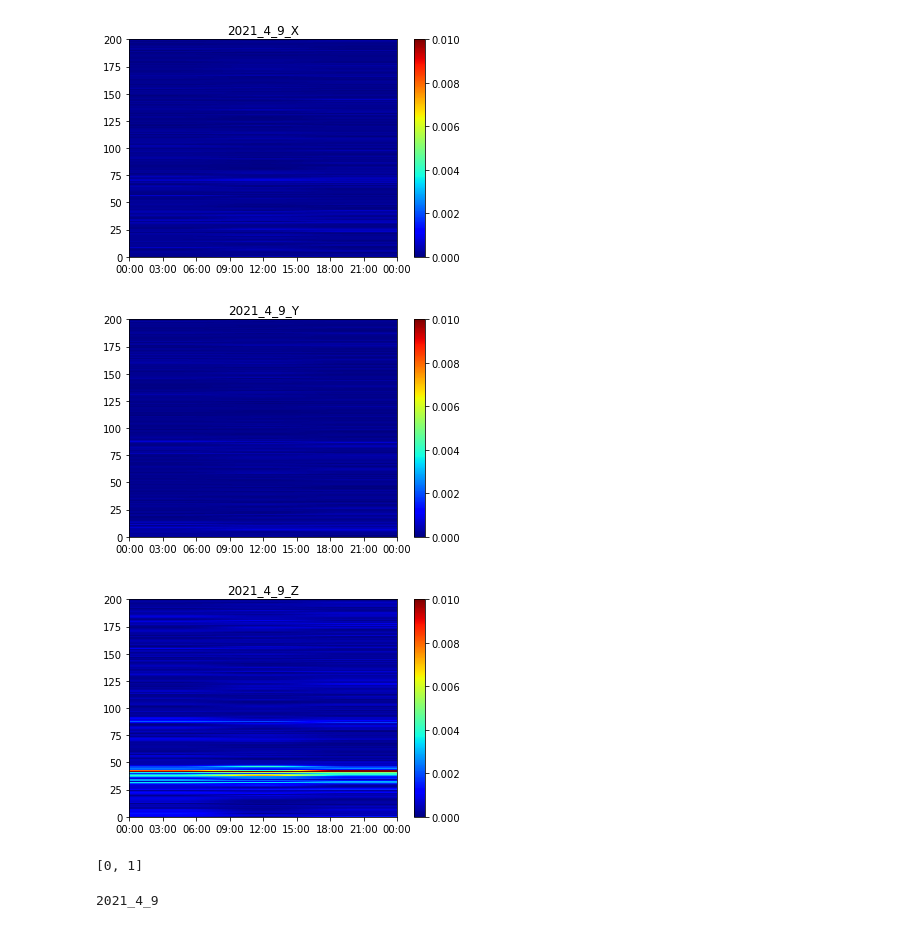
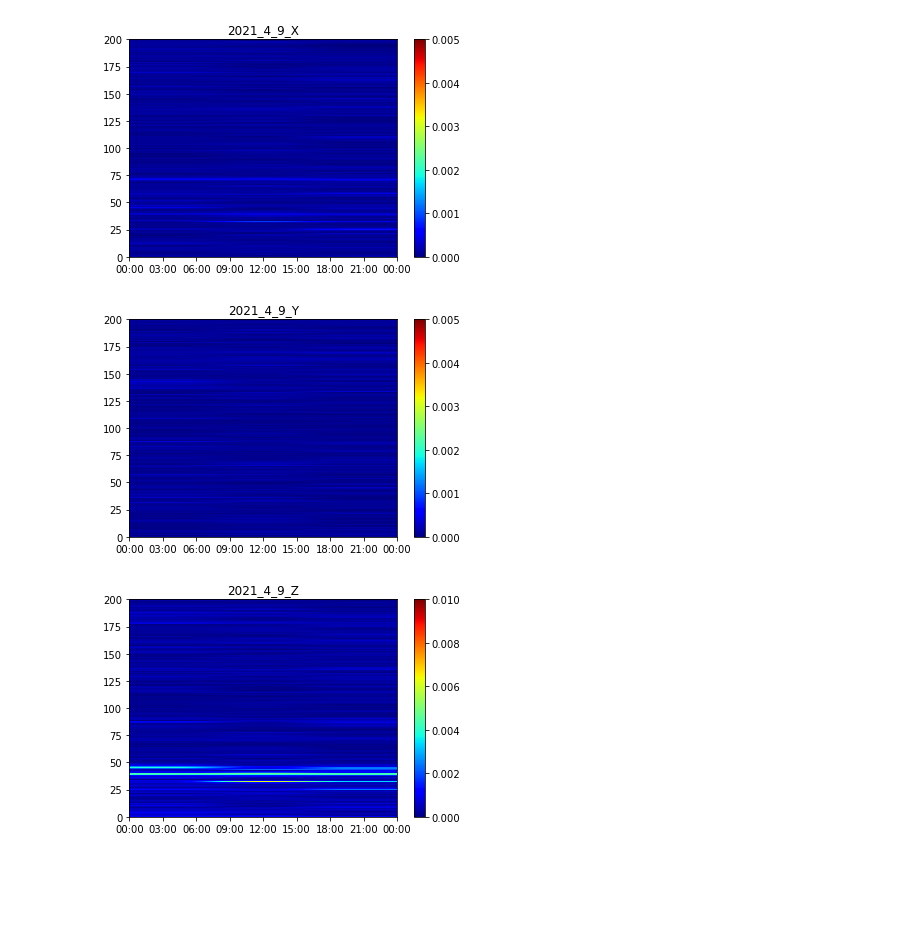
Before and after one commit to Dofolk/Master-Thesis, a Jupyter notebook: autorun/autorun_day_ver_202104112334.ipynb, the cells around one changed output. Drawn from its saved outputs; the diff is of its cells as text; code cells hidden in the pictures; blank space fills up the shorter version.

```diff
--- a/autorun/autorun_day_ver_202104112334.ipynb
+++ b/autorun/autorun_day_ver_202104112334.ipynb
@@ -28,6 +28,8 @@ mat_files = [files[i] for i in range(len(files)) if ('.mat' in files[i])]
 # %%
 # get time order
 X = np.array([])
+Y = np.array([])
+Z = np.array([])
 L = [];
 
 # trans name to time stamp
@@ -45,16 +47,16 @@ for i in range(len(L)):
     FX2 = np.array(mat['FX2'])
     FY2 = np.array(mat['FY2'])
     FZ2 = np.array(mat['FZ2'])
-    if i==0:
+    if (not i):
         X=FX2
         Y=FY2
         Z=FZ2
     else:
-        np.concatenate((X,FX2),axis=0)
-        np.concatenate((Y,FY2),axis=0)
-        np.concatenate((Z,FZ2),axis=0)
+        X = np.concatenate((X,FX2))
+        Y = np.concatenate((Y,FY2))
+        Z = np.concatenate((Z,FZ2))
 # %%
-# plot figures
+# plot figures and save
 
 Amp_max = 0.01
 
@@ -67,44 +69,35 @@ Day = Day[:8]
 
 # plot time-freq for each axis
 figX, axX = plt.subplots()
-img = axX.imshow(np.matrix.transpose(np.array(FX2)), cmap = 'jet', vmin = 0, vmax = Amp_max,
+img = axX.imshow(np.matrix.transpose(np.array(FX2)), cmap = 'jet', vmin = 0, vmax = Amp_max*0.5,
                     aspect = 'auto', origin = 'lower', extent = [0,tlen,0,200])
 axX.set_xticks(Ttick)
 axX.set_xticklabels(time_label_list)
 figX.colorbar(img)
 figname = Day + '_X'
 axX.title.set_text(figname)
 plt.savefig(folderpwd+os.sep+figname,dpi=600)
 
 figY, axY = plt.subplots()
-img = axY.imshow(np.matrix.transpose(np.array(FY2)), cmap = 'jet', vmin = 0, vmax = Amp_max,
+img = axY.imshow(np.matrix.transpose(np.array(FY2)), cmap = 'jet', vmin = 0, vmax = Amp_max*0.5,
                  aspect = 'auto', origin = 'lower', extent = [0,tlen,0,200])
 axY.set_xticks(Ttick)
 axY.set_xticklabels(time_label_list)
 figY.colorbar(img)
 figname = Day + '_Y'
 axY.title.set_text(figname)
 plt.savefig(folderpwd+os.sep+figname,dpi=600)
 
 figZ, axZ = plt.subplots()
 img = axZ.imshow(np.matrix.transpose(np.array(FZ2)), cmap = 'jet', vmin = 0, vmax = Amp_max,
                  aspect = 'auto', origin = 'lower', extent = [0,tlen,0,200])
 axZ.set_xticks(Ttick)
 axZ.set_xticklabels(time_label_list)
 figZ.colorbar(img)
 figname = Day + '_Z'
 axZ.title.set_text(figname)
 plt.savefig(folderpwd+os.sep+figname,dpi=600)
 # %% [output]
-[figure, old version]
+[figure, new version]
-[figure, old version]
+[figure, new version]
-[figure, old version]
+[figure, new version]
-# %%
-print(sorted(range(len(mat_files)), key=lambda k: mat_files[k]))
-# %% [output]
-[0, 1]
-# %%
-tmp = mat_files[1]
-print(tmp[:8])
-# %% [output]
-2021_4_9
```
Also changed, not shown: 1 other file.
